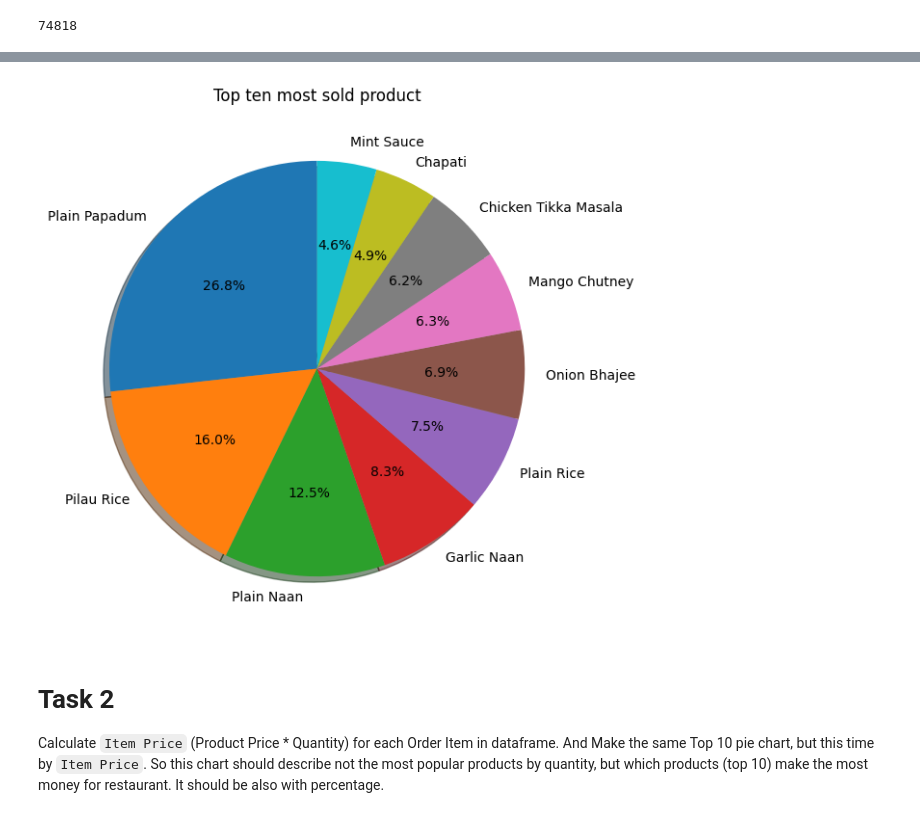
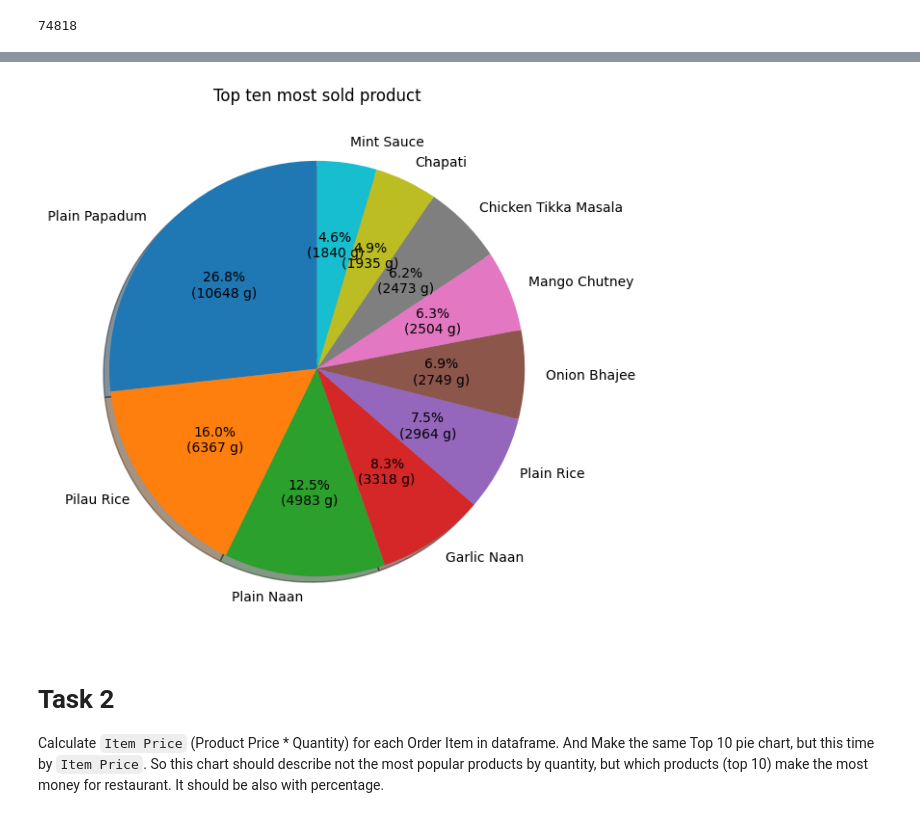
Before and after one commit to mate-academy/py-restaurant-data-analysis, a Jupyter notebook: app/main.ipynb, the cells around one changed output, grey strips where cells are left out. Cells and saved outputs as stored; diff of their text form; code cells hidden in the pictures.

Commit message:
fix pie plot

```diff
--- a/app/main.ipynb
+++ b/app/main.ipynb
@@ -40,17 +40,23 @@ Example:
 # %%
 n = 10
 
 quantity_bought = df[["name"]].groupby(["name"]).value_counts("quantity").nlargest(n)
 most_sold = df.groupby("name")["quantity"].sum().sort_values(ascending=False).head(10)
 
 labels = most_sold.index.tolist()
+
+def autofill(pct, allvals):
+    absolute = int(np.round(pct/100.*np.sum(allvals)))
+    return f"{pct:.1f}%\n({absolute:d} g)"
+
 plt.figure(figsize=(18,7))
-plt.pie(most_sold, labels=labels, autopct="%1.1f%%", shadow=True, startangle=90)
+plt.pie(most_sold, labels=labels, autopct=lambda pct: autofill(pct, most_sold), shadow=True, startangle=90)
 plt.title("Top ten most sold product")
 
+
 plt.show()
 # %% [output]
-[figure, old version]
+[figure, new version]
 # %% [markdown]
 # Task 2
 Calculate `Item Price` (Product Price * Quantity) for each Order Item in dataframe.
```
